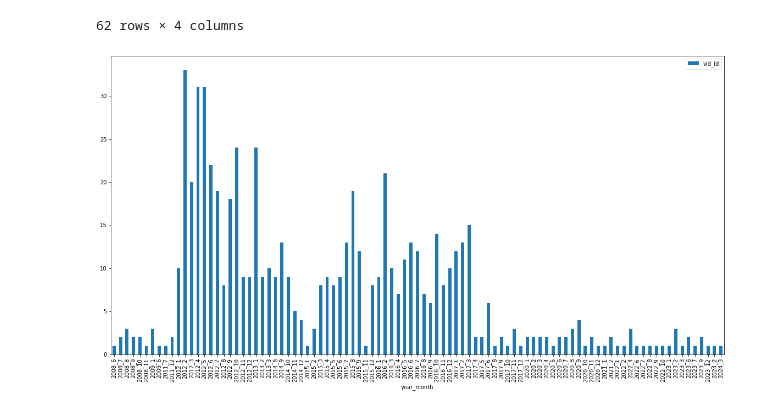
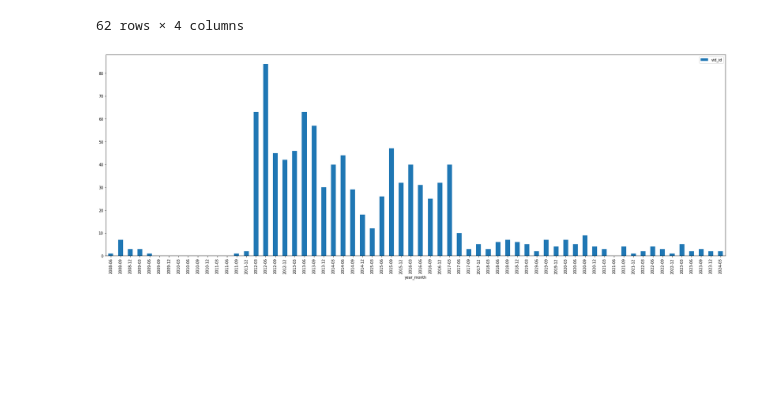
Before and after one commit to jh-139/NER_ollama, a Jupyter notebook: eda_NER_results.ipynb, the cells around one changed output. Saved outputs shown, nothing was run; the diff lists cells and outputs as text; code cells hidden in the pictures; blank space fills up the shorter version.

Commit message:
fix: gap year_month in the time series plot

```diff
--- a/eda_NER_results.ipynb
+++ b/eda_NER_results.ipynb
@@ -146,21 +146,22 @@ df_1.loc[df_1['u3_num'].isin(u3_ids)]
 # %%
 # aggregate by month and plot frequency of mentions
 
-def plot_frequency_of_mentions_year_month(company_name="American Airlines", metadata_filename=f'{main_dir}_DB.csv', figsize=(16,10)):
+def plot_frequency_of_mentions_year_month(company_name="American Airlines", frequency='Q', figsize=(30,10)):
+
+    metadata_filename=f'{main_dir}_DB.csv'
 
     df_2 = df_1.loc[df_1['Company_name_mapped'].str.contains(company_name)]
     df_3 = pd.read_csv(os.path.join(parent_dir, "channel_scraper", metadata_filename))
     df_3['date_published'] = pd.to_datetime(df_3['date_published'])
 
     df_merged = pd.merge(left=df_2, right=df_3[['vid_id', 'title', 'date_published']], on='vid_id')
-    df_merged['month'] = df_merged.date_published.dt.month
-    df_merged['year'] = df_merged.date_published.dt.year
-    df_aggr = df_merged.groupby(['year', 'month'], as_index=False)['vid_id'].count()
-    df_aggr['year_month'] = df_aggr['year'].astype(str) + '_' + df_aggr['month'].astype(str)
-
+    df_aggr = df_merged[['date_published', 'vid_id']].set_index("date_published").resample(frequency).count()
+    df_aggr = df_aggr.reset_index()
+    df_aggr['year_month'] = df_aggr['date_published'].dt.strftime('%Y-%m')
+    return df_aggr
     df_aggr.plot(x='year_month', y='vid_id', kind='bar', figsize=figsize)
 # %%
-plot_frequency_of_mentions_year_month(company_name="Google", metadata_filename='wsj_DB.csv', figsize=(20,10))
+plot_frequency_of_mentions_year_month(company_name="Google", frequency='Q', figsize=(30,10))
 # %% [output]
-[figure, old version]
+[figure, new version]
 # %%
```
Also changed, not shown: parts of 3 cells of this notebook.
